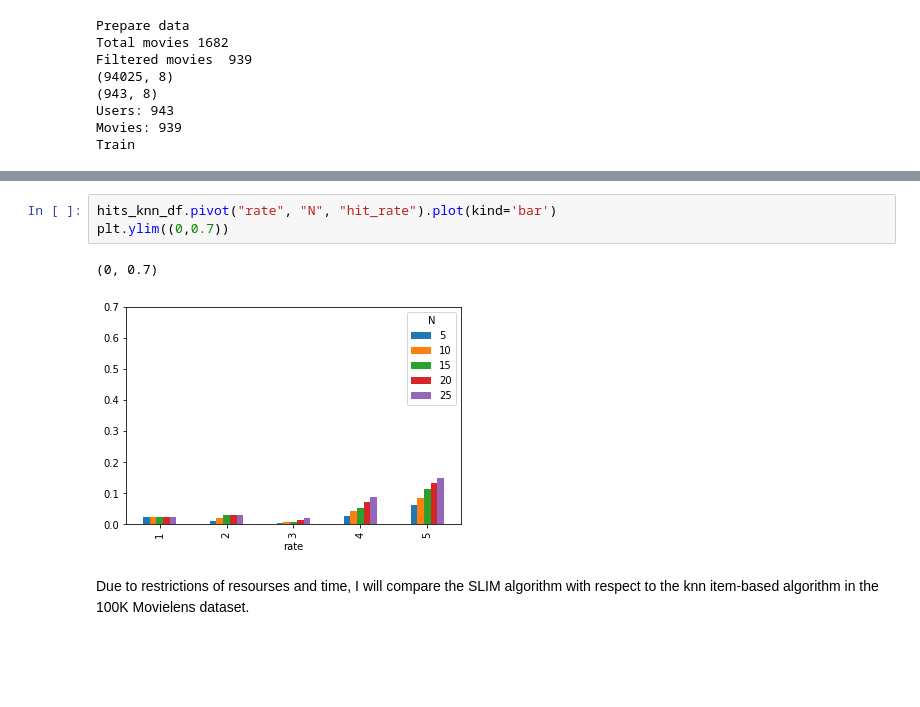
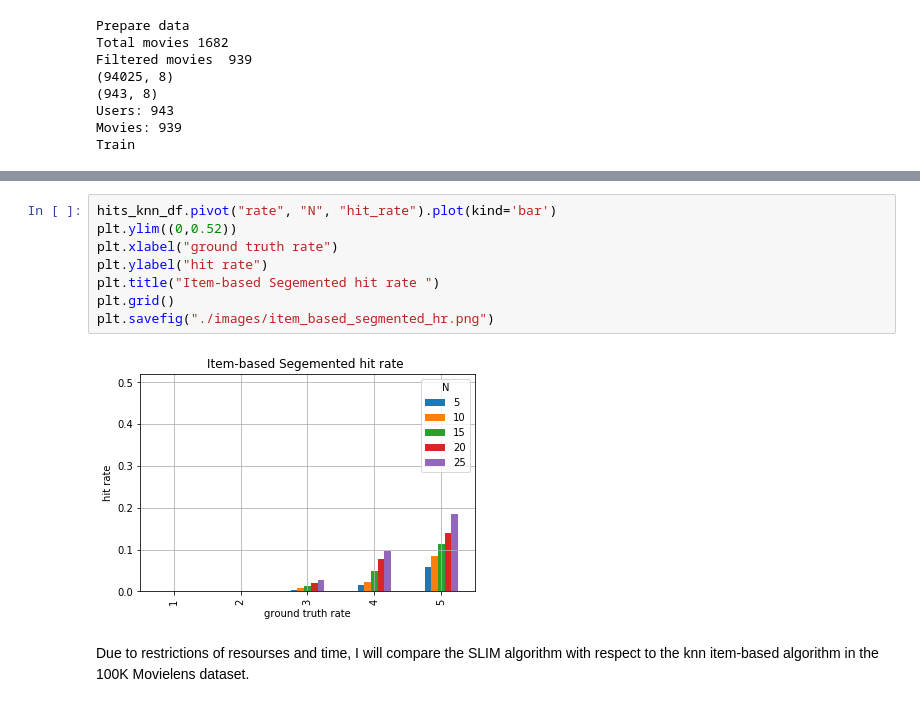
Before and after one commit to EmilioTyl/recsys_movie_lens, a Jupyter notebook: results_final_notebook.ipynb, the cells around one changed output, grey strips where cells are left out. Saved outputs shown, nothing was run; the diff lists cells and outputs as text; blank space fills up the shorter version.

```diff
--- a/results_final_notebook.ipynb
+++ b/results_final_notebook.ipynb
@@ -232,9 +231,13 @@ grouped_by_N.plot.bar(y="hit_rate")
 # %%
 hits_knn_df.pivot("rate", "N", "hit_rate").plot(kind='bar')
-plt.ylim((0,0.7))
+plt.ylim((0,0.52))
+plt.xlabel("ground truth rate")
+plt.ylabel("hit rate")
+plt.title("Item-based Segemented hit rate ")
+plt.grid()
+plt.savefig("./images/item_based_segmented_hr.png")
 # %% [output]
-(0, 0.7)
-[figure, old version]
+[figure, new version]
 # %% [markdown]
 Due to restrictions of resourses and time, I will compare the SLIM algorithm with respect to the knn item-based algorithm in the 100K Movielens dataset.
 # %%
```
Also changed, not shown: parts of 18 cells of this notebook, 10 other files.
